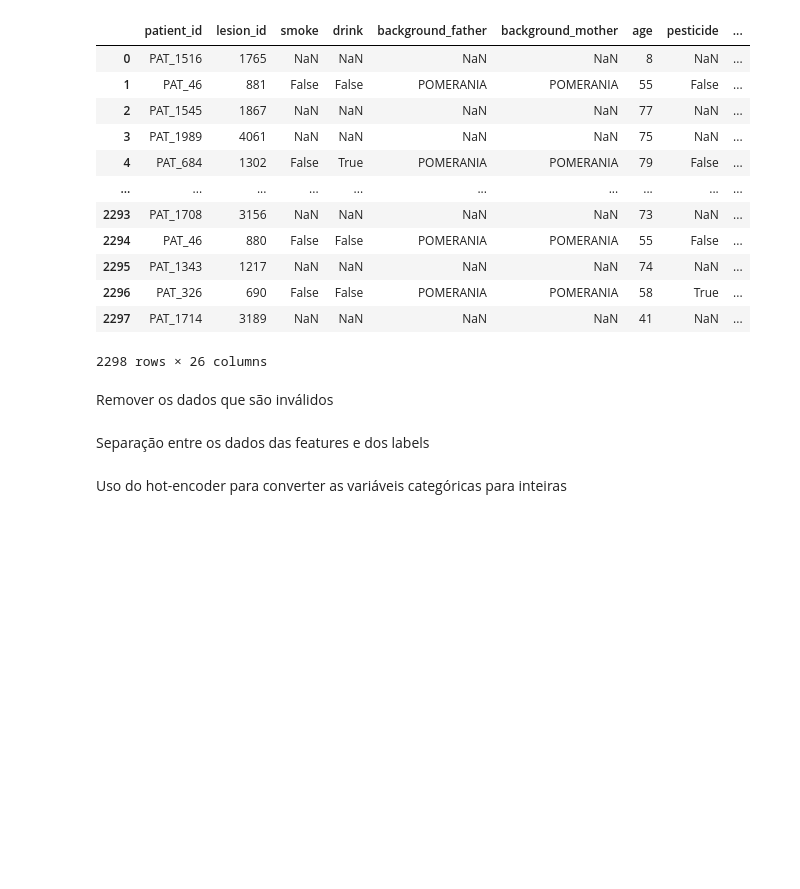
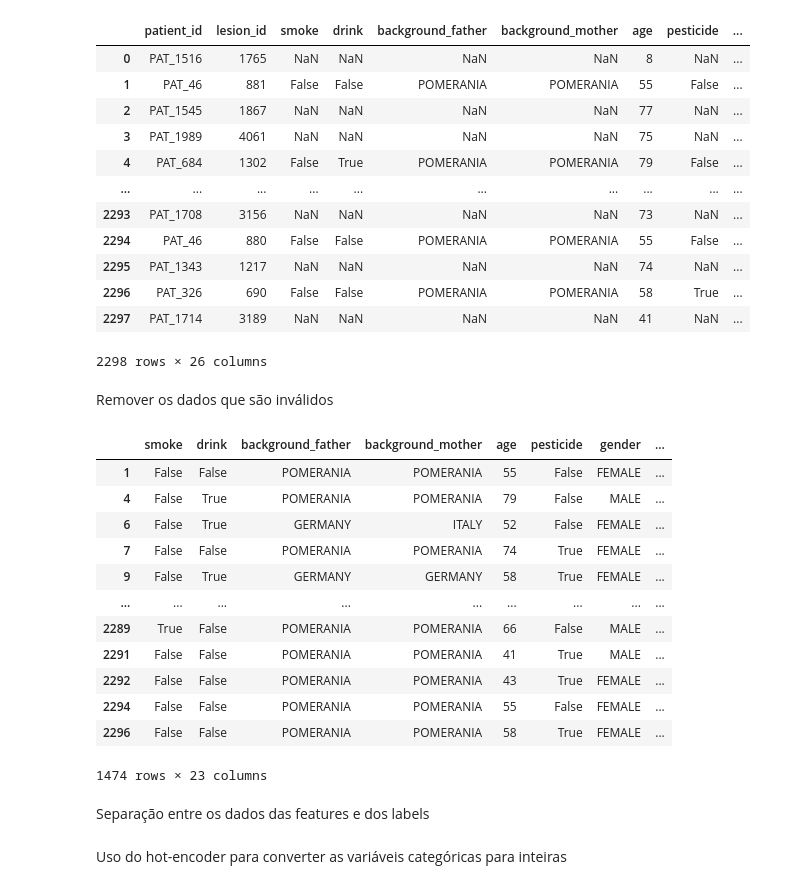
Before and after one commit to life-ufes/pad_ufes_20_eda, a Jupyter notebook: src/FeatureSelectionNaiveBayers.ipynb, the cells around one changed output. Drawn from its saved outputs; the diff is of its cells as text; code cells hidden in the pictures; blank space fills up the shorter version.

```diff
--- a/src/FeatureSelectionNaiveBayers.ipynb
+++ b/src/FeatureSelectionNaiveBayers.ipynb
@@ -10,7 +8,7 @@ from sklearn.model_selection import train_test_split
 import pandas as pd
 
 # Carregamento do dataset
-dataset = pd.read_csv(filepath_or_buffer="/home/wytcor/PROJECTs/mestrado-ufes/lab-life/datasets/zr7vgbcyr2-1/metadata.csv", sep=",")
+dataset = pd.read_csv(filepath_or_buffer="/home/wyctor/PROJETOS/pad_ufes_20_eda/data/metadata.csv", sep=",")
 dataset
 # %% [output]
 |  | patient_id | lesion_id | smoke | drink | background_father | background_mother | age | pesticide | ... |
@@ -31,9 +29,25 @@ Remover os dados que são inválidos
 # %%
 dataset=dataset.dropna()
 dataset=dataset.drop(columns=['lesion_id', 'patient_id', 'img_id'])
+## dataset=dataset.replace(dataset["background_father"]=="BRASIL", "BRAZIL")
+dataset
 ## Descomentar se for usar a moda das variáveis como entrada
 #dataset.fillna(dataset.mode().iloc[0], inplace=True)
 #dataset.replace([True, False], [1, 0])
+# %% [output]
+|  | smoke | drink | background_father | background_mother | age | pesticide | gender | ... |
+| 1 | False | False | POMERANIA | POMERANIA | 55 | False | FEMALE | ... |
+| 4 | False | True | POMERANIA | POMERANIA | 79 | False | MALE | ... |
+| 6 | False | True | GERMANY | ITALY | 52 | False | FEMALE | ... |
+| 7 | False | False | POMERANIA | POMERANIA | 74 | True | FEMALE | ... |
+| 9 | False | True | GERMANY | GERMANY | 58 | True | FEMALE | ... |
+| ... | ... | ... | ... | ... | ... | ... | ... | ... |
+| 2289 | True | False | POMERANIA | POMERANIA | 66 | False | MALE | ... |
+| 2291 | False | False | POMERANIA | POMERANIA | 41 | True | MALE | ... |
+| 2292 | False | False | POMERANIA | POMERANIA | 43 | True | FEMALE | ... |
+| 2294 | False | False | POMERANIA | POMERANIA | 55 | False | FEMALE | ... |
+| 2296 | False | False | POMERANIA | POMERANIA | 58 | True | FEMALE | ... |
+1474 rows × 23 columns
 # %% [markdown]
 Separação entre os dados das features e dos labels
 # %% [markdown]
```
Also changed, not shown: parts of 33 cells of this notebook, 1 other file.
